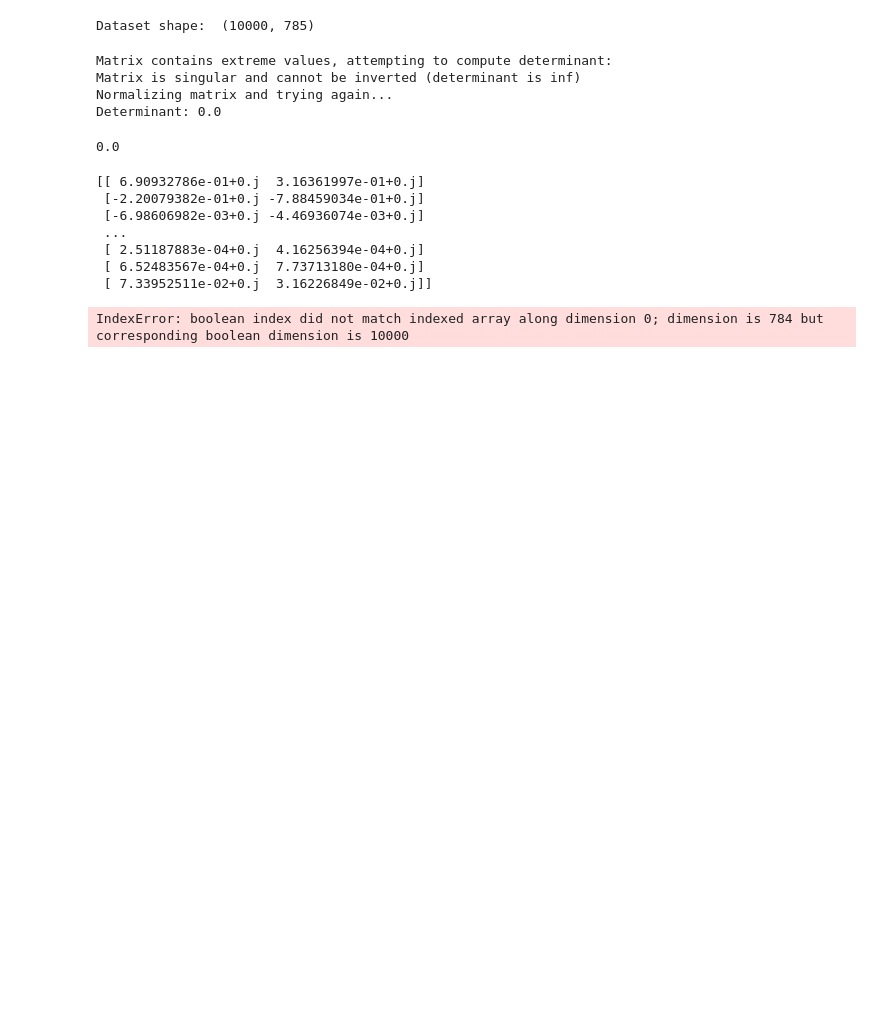
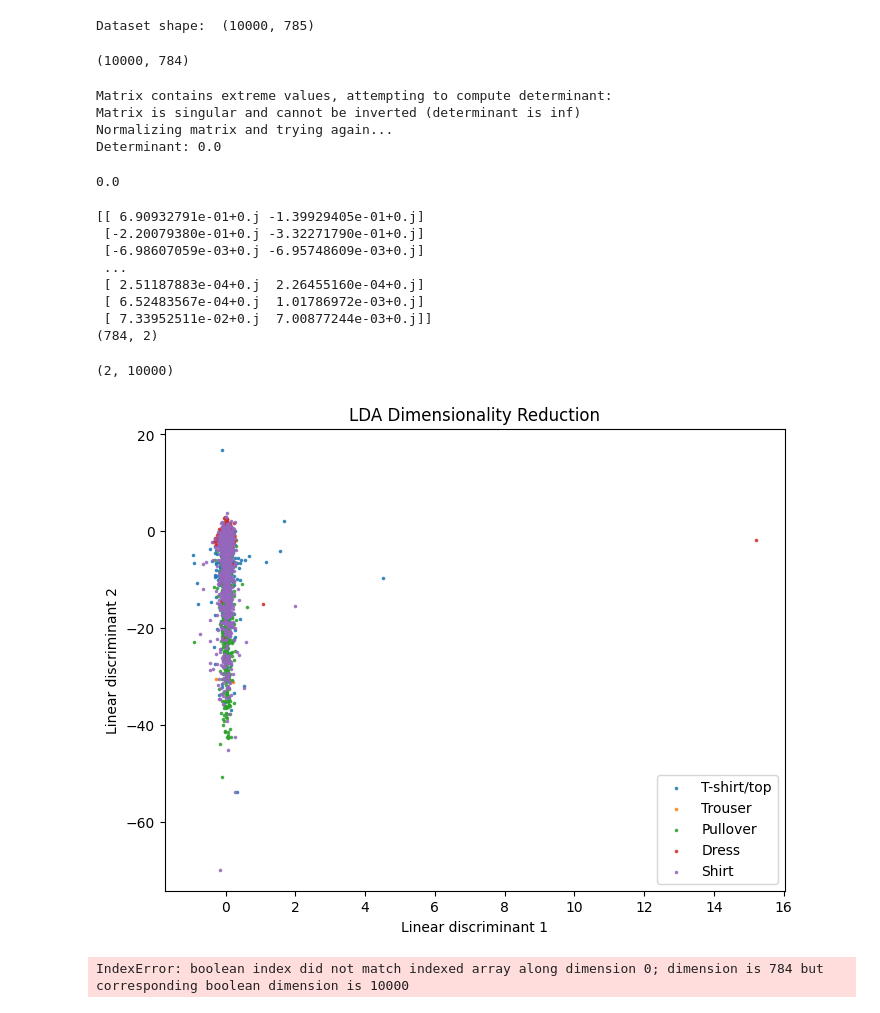
Before and after one commit to AnnaMariaGnat/ML_Project, a Jupyter notebook: LDA.ipynb, the cells around one changed output. Saved outputs shown, nothing was run; the diff lists cells and outputs as text; code cells hidden in the pictures; blank space fills up the shorter version.

Commit message:
added plot

```diff
--- a/LDA.ipynb
+++ b/LDA.ipynb
@@ -14,6 +14,9 @@ Dataset shape:  (10000, 785)
 # %%
 X = dataset[:, :-1]
 y = dataset[:, -1]
+X.shape
+# %% [output]
+(10000, 784)
 # %%
 lin_disc = lda_ajp(X, y)
 # %%
@@ -29,14 +32,51 @@ Determinant: 0.0
 # finding the top 2 eigenvectors
 lda = lin_disc.main_lds(2)
 print(lda)
+print(lda.shape)
 # %% [output]
-[[ 6.90932786e-01+0.j  3.16361997e-01+0.j]
- [-2.20079382e-01+0.j -7.88459034e-01+0.j]
- [-6.98606982e-03+0.j -4.46936074e-03+0.j]
+[[ 6.90932791e-01+0.j -1.39929405e-01+0.j]
+ [-2.20079380e-01+0.j -3.32271790e-01+0.j]
+ [-6.98607059e-03+0.j -6.95748609e-03+0.j]
  ...
- [ 2.51187883e-04+0.j  4.16256394e-04+0.j]
- [ 6.52483567e-04+0.j  7.73713180e-04+0.j]
- [ 7.33952511e-02+0.j  3.16226849e-02+0.j]]
+ [ 2.51187883e-04+0.j  2.26455160e-04+0.j]
+ [ 6.52483567e-04+0.j  1.01786972e-03+0.j]
+ [ 7.33952511e-02+0.j  7.00877244e-03+0.j]]
+(784, 2)
+# %%
+# projecting onto the first 2 LDA components
+projection= np.dot(lda.T,X.T)
+projection.shape
+# %% [output]
+(2, 10000)
+# %%
+# plotting the LDA projection
+labels_dict = {
+    0: "T-shirt/top",
+    1: "Trouser",
+    2: "Pullover",
+    3: "Dress",
+    4: "Shirt"
+}
+# show random image and its label
+index = np.random.randint(0, len(X))
+image = X[index]
+label = y[index]
+label_name = labels_dict[label]
+# plt.scatter(projection[1], projection[0])
+projection=projection.T
+
+plt.figure(figsize=(8, 6))
+for label_value in np.unique(y):
+    indices = np.where(y == label_value)
+    plt.scatter(projection[indices, 0], projection[indices, 1], label=labels_dict[label_value], s=10, alpha=0.8, marker='.', linewidths=1)
+
+plt.title('LDA Dimensionality Reduction')
+plt.xlabel('Linear discriminant 1')
+plt.ylabel('Linear discriminant 2')
+plt.legend()
+plt.show()
+# %% [output]
+[figure, added]
 # %%
 # plotting lda projection on the top 2 eigenvectors
 
```
